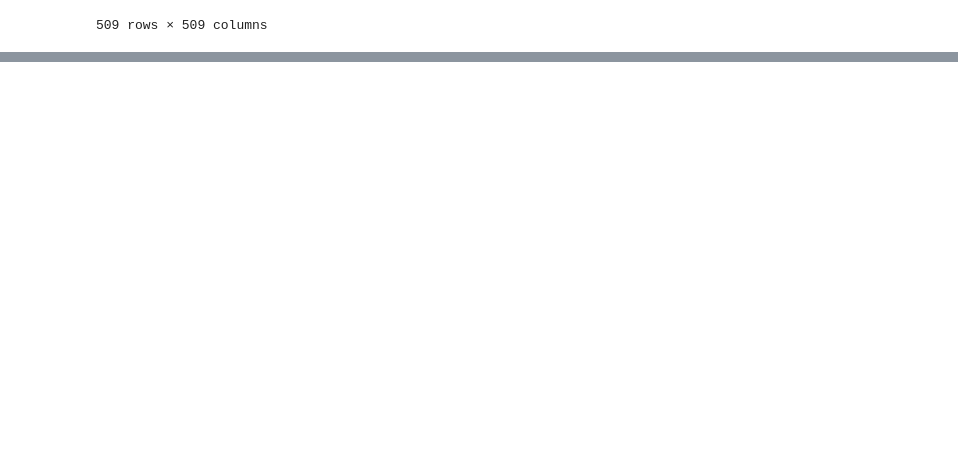
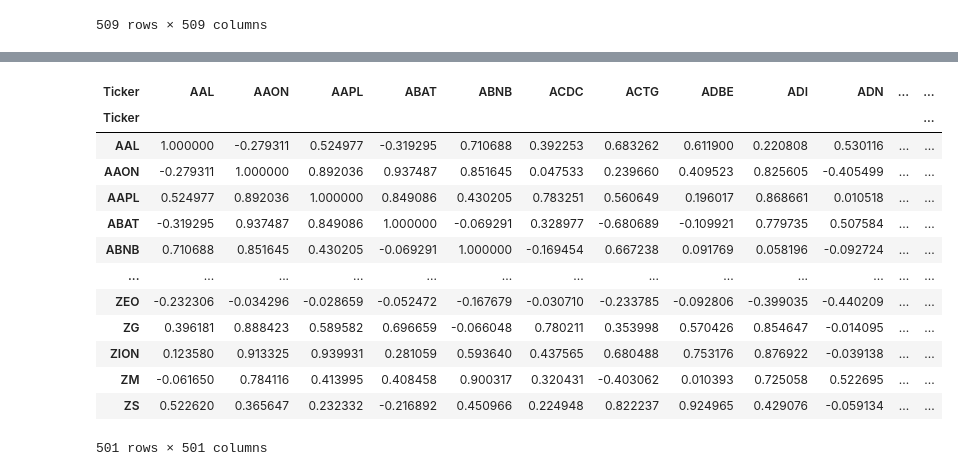
Before and after one commit to AHY123/Stock_Data_Network, a Jupyter notebook: workflow/hypothesis_ultimate.ipynb, the cells around one changed output, grey strips where cells are left out. Cells and saved outputs as stored; diff of their text form; code cells hidden in the pictures; blank space fills up the shorter version.

```diff
--- a/workflow/hypothesis_ultimate.ipynb
+++ b/workflow/hypothesis_ultimate.ipynb
@@ -71,3 +69,21 @@ stock_history
+# %%
+corr = corr.loc[stock_history.columns, stock_history.columns]
+corr
+# %% [output]
+| Ticker | AAL | AAON | AAPL | ABAT | ABNB | ACDC | ACTG | ADBE | ADI | ADN | ... | ... |
+| Ticker |  |  |  |  |  |  |  |  |  |  |  | ... |
+| AAL | 1.000000 | -0.279311 | 0.524977 | -0.319295 | 0.710688 | 0.392253 | 0.683262 | 0.611900 | 0.220808 | 0.530116 | ... | ... |
+| AAON | -0.279311 | 1.000000 | 0.892036 | 0.937487 | 0.851645 | 0.047533 | 0.239660 | 0.409523 | 0.825605 | -0.405499 | ... | ... |
+| AAPL | 0.524977 | 0.892036 | 1.000000 | 0.849086 | 0.430205 | 0.783251 | 0.560649 | 0.196017 | 0.868661 | 0.010518 | ... | ... |
+| ABAT | -0.319295 | 0.937487 | 0.849086 | 1.000000 | -0.069291 | 0.328977 | -0.680689 | -0.109921 | 0.779735 | 0.507584 | ... | ... |
+| ABNB | 0.710688 | 0.851645 | 0.430205 | -0.069291 | 1.000000 | -0.169454 | 0.667238 | 0.091769 | 0.058196 | -0.092724 | ... | ... |
+| ... | ... | ... | ... | ... | ... | ... | ... | ... | ... | ... | ... | ... |
+| ZEO | -0.232306 | -0.034296 | -0.028659 | -0.052472 | -0.167679 | -0.030710 | -0.233785 | -0.092806 | -0.399035 | -0.440209 | ... | ... |
+| ZG | 0.396181 | 0.888423 | 0.589582 | 0.696659 | -0.066048 | 0.780211 | 0.353998 | 0.570426 | 0.854647 | -0.014095 | ... | ... |
+| ZION | 0.123580 | 0.913325 | 0.939931 | 0.281059 | 0.593640 | 0.437565 | 0.680488 | 0.753176 | 0.876922 | -0.039138 | ... | ... |
+| ZM | -0.061650 | 0.784116 | 0.413995 | 0.408458 | 0.900317 | 0.320431 | -0.403062 | 0.010393 | 0.725058 | 0.522695 | ... | ... |
+| ZS | 0.522620 | 0.365647 | 0.232332 | -0.216892 | 0.450966 | 0.224948 | 0.822237 | 0.924965 | 0.429076 | -0.059134 | ... | ... |
+501 rows × 501 columns
 # %%
 interval = '3D'
 stock_diff = stock_history.resample(interval).last().dropna()
```
Also changed, not shown: parts of 4 cells of this notebook.
